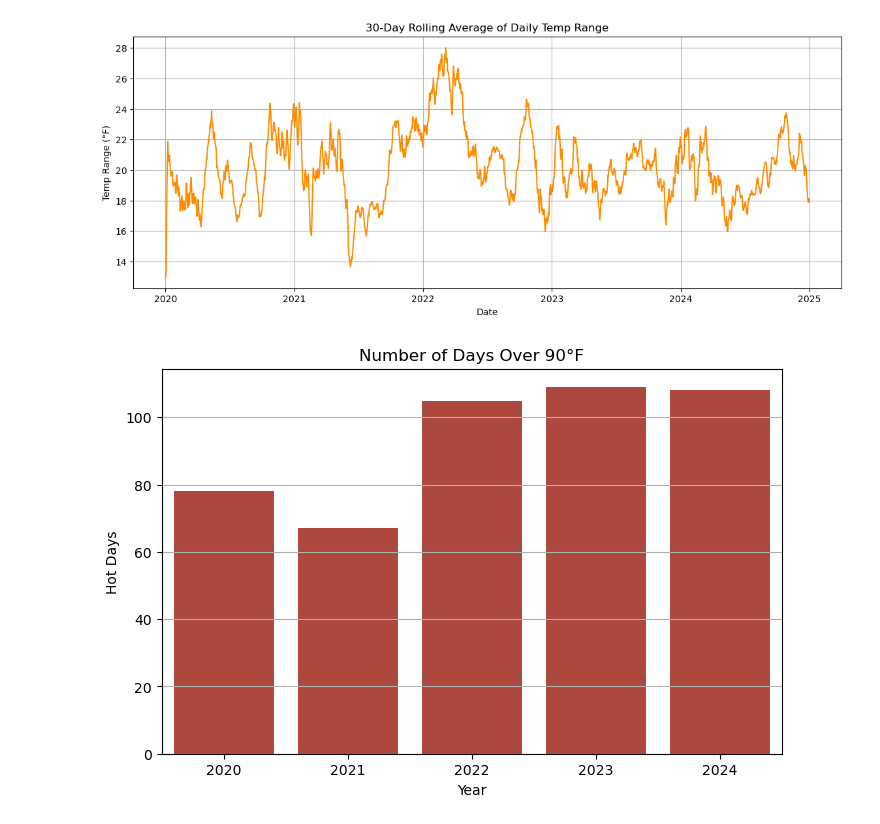
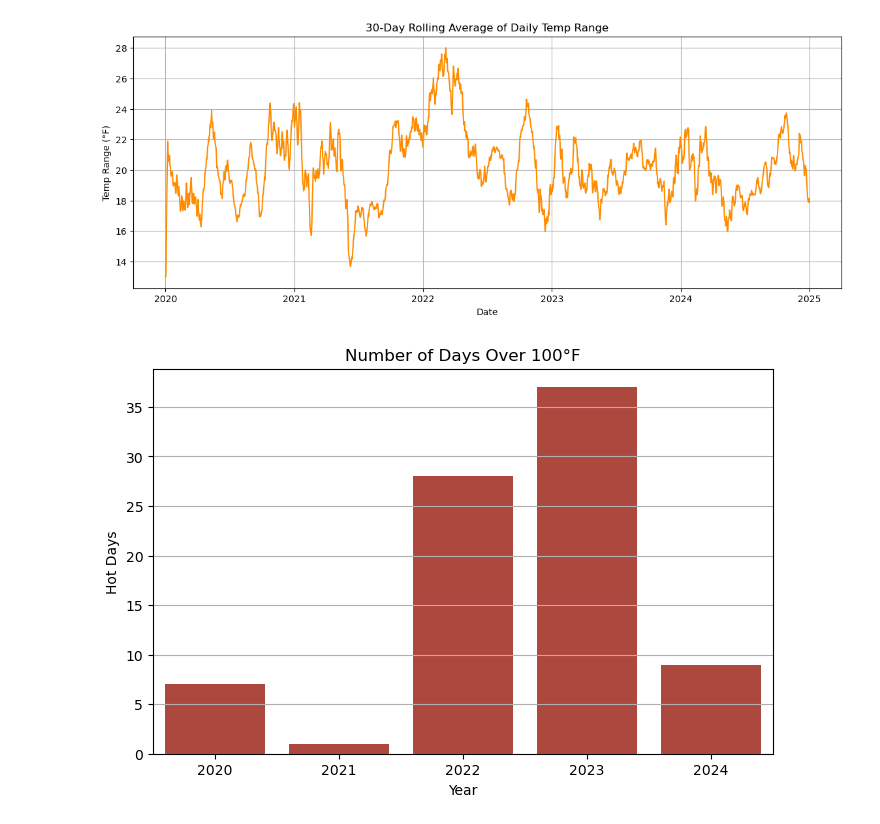
Before and after one commit to Reev132/richardson-weather-analysis, a Jupyter notebook: notebooks/3_Insights_Report.ipynb, the cells around one changed output. Drawn from its saved outputs; the diff is of its cells as text; code cells hidden in the pictures.

Commit message:
updated notebook 3, and a image inside it

```diff
--- a/notebooks/3_Insights_Report.ipynb
+++ b/notebooks/3_Insights_Report.ipynb
@@ -71,13 +73,13 @@ This shows how wide the gap is between daytime highs and nighttime lows. Are ran
 # %%
-hot_days = df[df['TMAX'] > 90].groupby('year').size()
+hot_days = df[df['TMAX'] > 100].groupby('year').size()
 
 plt.figure(figsize=(8, 5))
 sns.barplot(x=hot_days.index, y=hot_days.values, color="#C0392B", legend=False)
-plt.title("Number of Days Over 90°F")
+plt.title("Number of Days Over 100°F")
 plt.ylabel("Hot Days")
 plt.xlabel("Year")
 plt.grid(axis='y')
 plt.show()
 # %% [output]
-[figure, old version]
+[figure, new version]
 # %%
```
Also changed, not shown: parts of 6 cells of this notebook.
